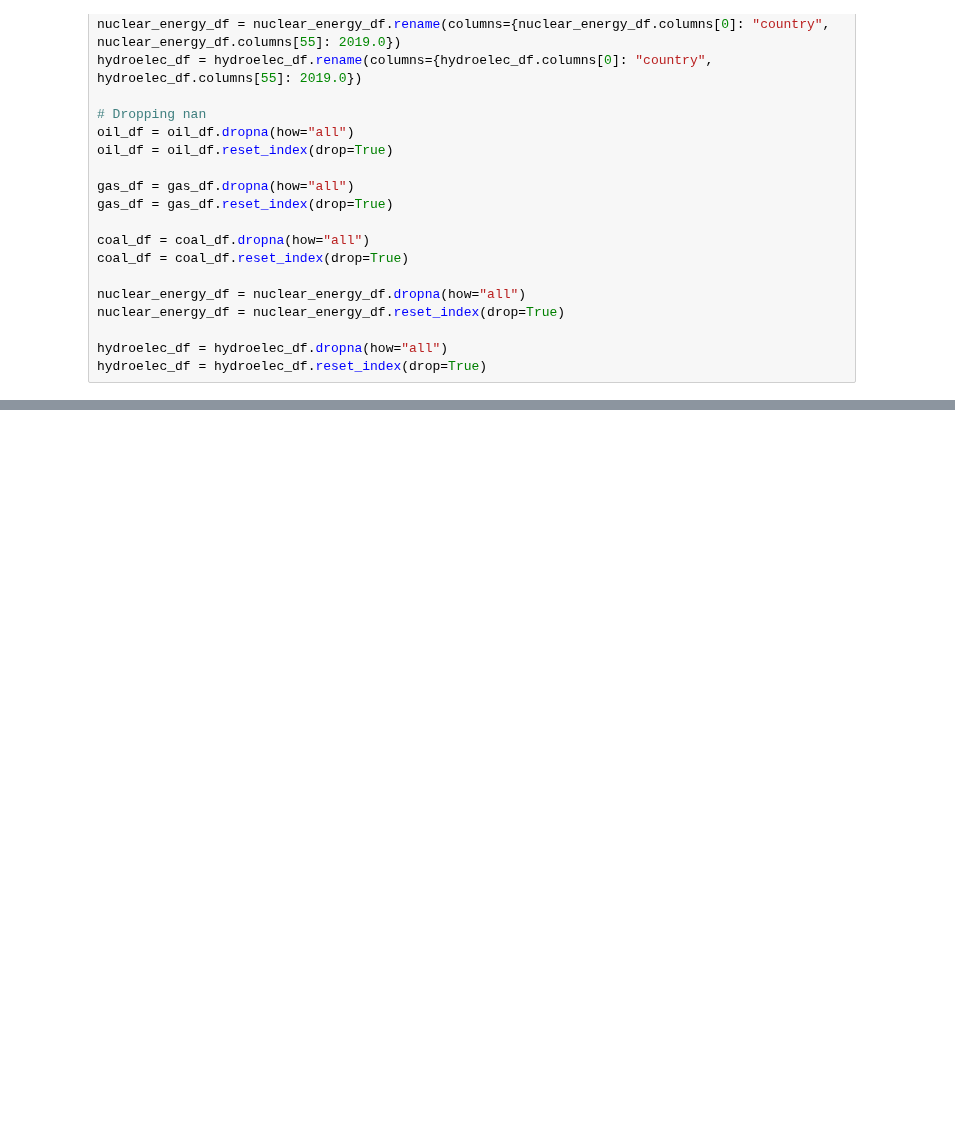
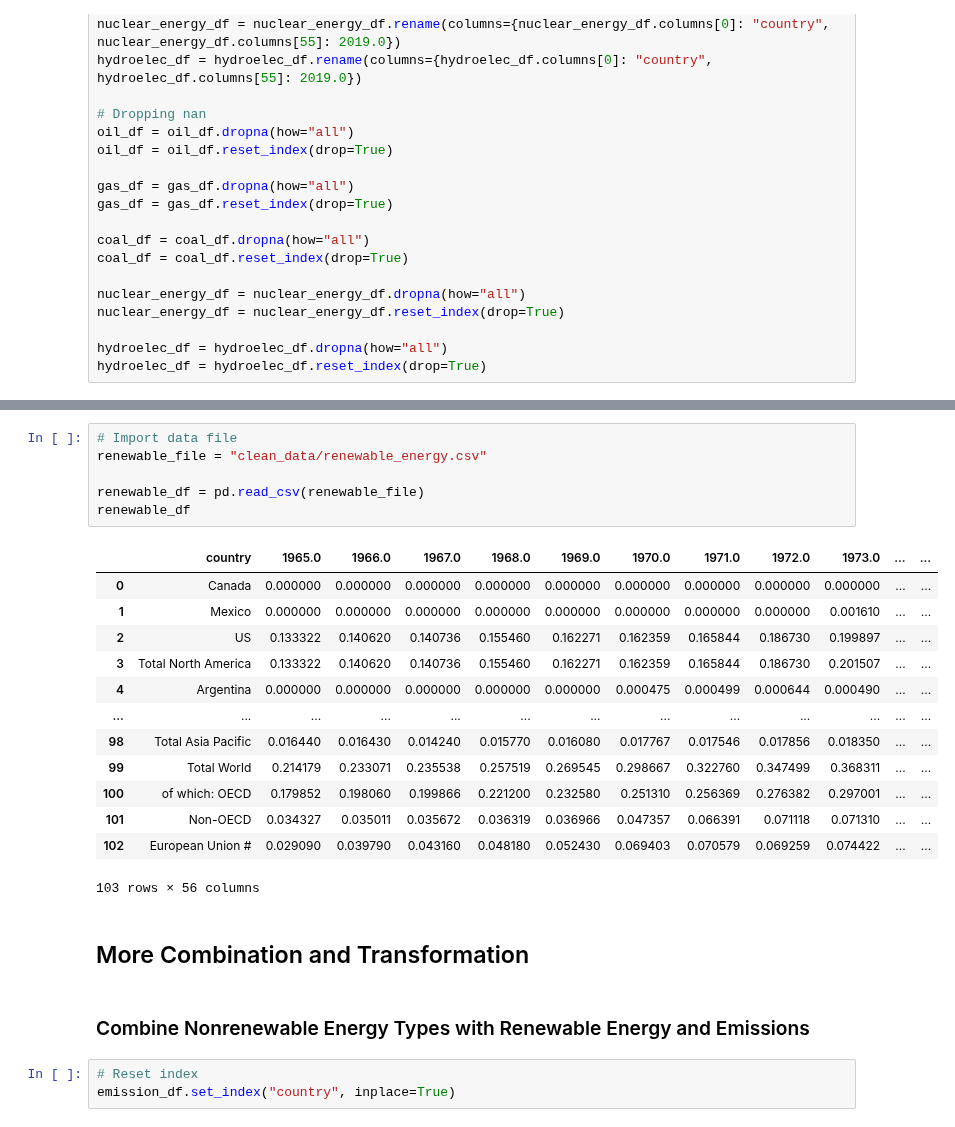
Before and after one commit to yuyhong23/One-Hot_Future, a Jupyter notebook: data_cleaning_part2.ipynb, the cells around one changed output, grey strips where cells are left out. Drawn from its saved outputs; the diff is of its cells as text; blank space fills up the shorter version.

Commit message:
Finished cleaning up some dataframes.

```diff
--- a/data_cleaning_part2.ipynb
+++ b/data_cleaning_part2.ipynb
@@ -333,0 +595,27 @@ display(hydroelec_df.tail(10))
+# %%
+# Import data file
+renewable_file = "clean_data/renewable_energy.csv"
+
+renewable_df = pd.read_csv(renewable_file)
+renewable_df
+# %% [output]
+|  | country | 1965.0 | 1966.0 | 1967.0 | 1968.0 | 1969.0 | 1970.0 | 1971.0 | 1972.0 | 1973.0 | ... | ... |
+| 0 | Canada | 0.000000 | 0.000000 | 0.000000 | 0.000000 | 0.000000 | 0.000000 | 0.000000 | 0.000000 | 0.000000 | ... | ... |
+| 1 | Mexico | 0.000000 | 0.000000 | 0.000000 | 0.000000 | 0.000000 | 0.000000 | 0.000000 | 0.000000 | 0.001610 | ... | ... |
+| 2 | US | 0.133322 | 0.140620 | 0.140736 | 0.155460 | 0.162271 | 0.162359 | 0.165844 | 0.186730 | 0.199897 | ... | ... |
+| 3 | Total North America | 0.133322 | 0.140620 | 0.140736 | 0.155460 | 0.162271 | 0.162359 | 0.165844 | 0.186730 | 0.201507 | ... | ... |
+| 4 | Argentina | 0.000000 | 0.000000 | 0.000000 | 0.000000 | 0.000000 | 0.000475 | 0.000499 | 0.000644 | 0.000490 | ... | ... |
+| ... | ... | ... | ... | ... | ... | ... | ... | ... | ... | ... | ... | ... |
+| 98 | Total Asia Pacific | 0.016440 | 0.016430 | 0.014240 | 0.015770 | 0.016080 | 0.017767 | 0.017546 | 0.017856 | 0.018350 | ... | ... |
+| 99 | Total World | 0.214179 | 0.233071 | 0.235538 | 0.257519 | 0.269545 | 0.298667 | 0.322760 | 0.347499 | 0.368311 | ... | ... |
+| 100 | of which: OECD | 0.179852 | 0.198060 | 0.199866 | 0.221200 | 0.232580 | 0.251310 | 0.256369 | 0.276382 | 0.297001 | ... | ... |
+| 101 | Non-OECD | 0.034327 | 0.035011 | 0.035672 | 0.036319 | 0.036966 | 0.047357 | 0.066391 | 0.071118 | 0.071310 | ... | ... |
+| 102 | European Union # | 0.029090 | 0.039790 | 0.043160 | 0.048180 | 0.052430 | 0.069403 | 0.070579 | 0.069259 | 0.074422 | ... | ... |
+103 rows × 56 columns
+# %% [markdown]
+## More Combination and Transformation
+# %% [markdown]
+### Combine Nonrenewable Energy Types with Renewable Energy and Emissions
+# %%
+# Reset index
+emission_df.set_index("country", inplace=True)
```
Also changed, not shown: parts of 35 cells of this notebook.
